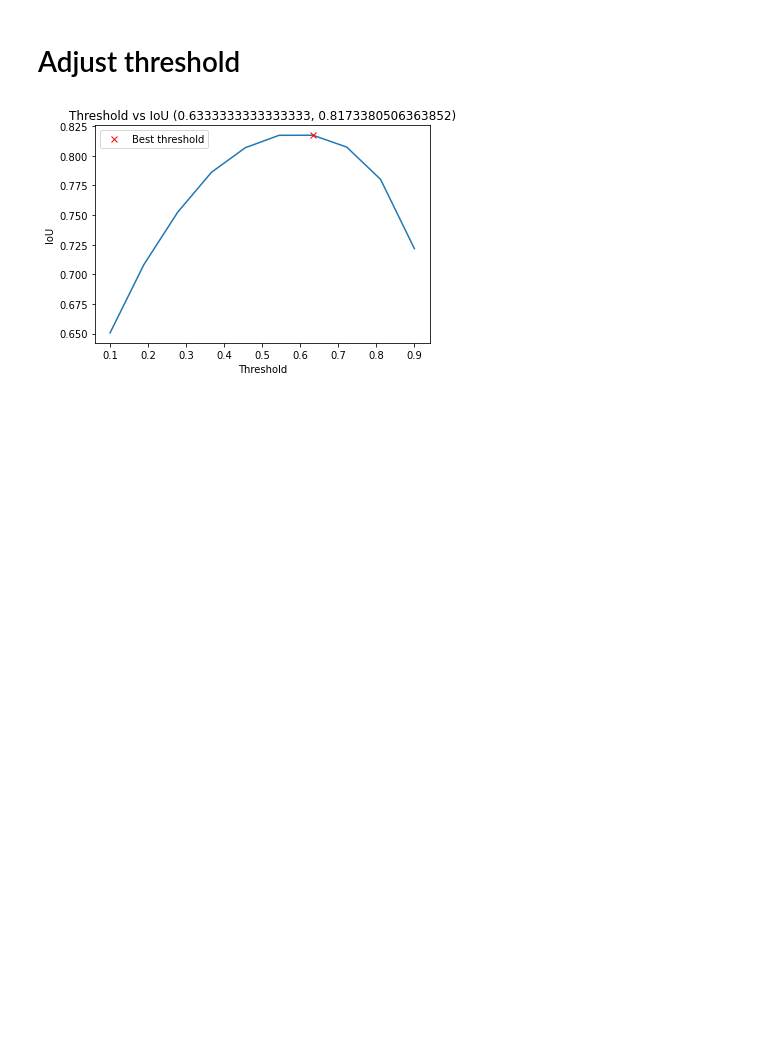
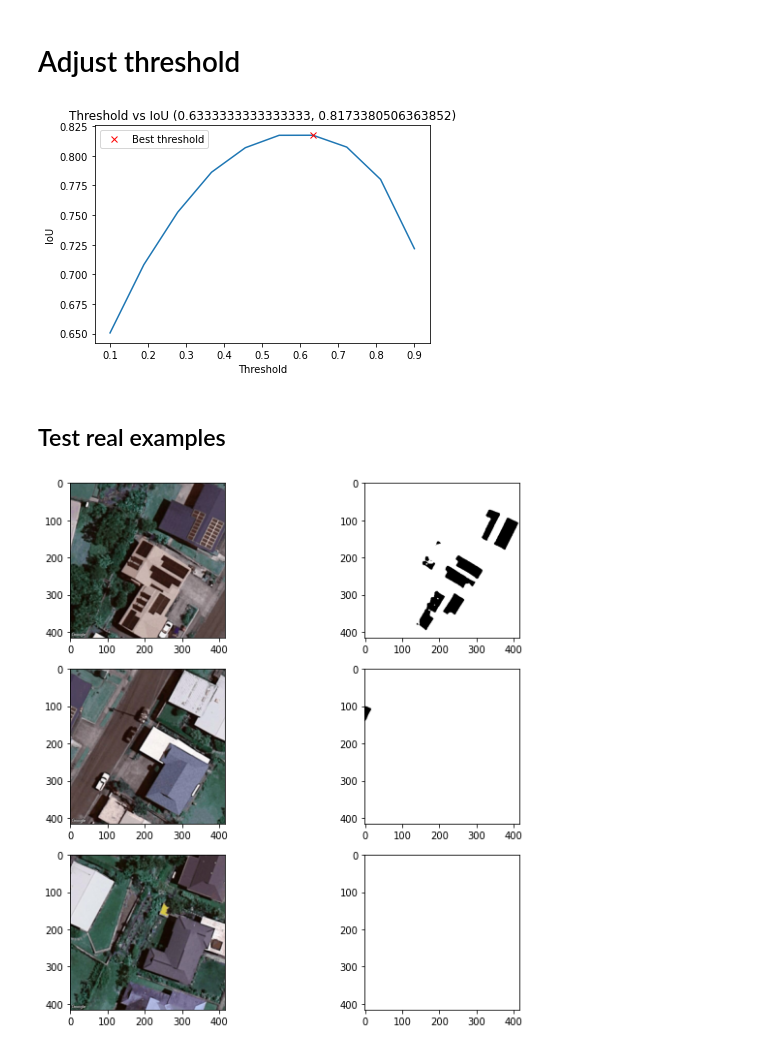
Before and after one commit to poonamparhar/SolarNet, a Jupyter notebook: semantic_segmentation_training.ipynb, the cells around one changed output. Drawn from its saved outputs; the diff is of its cells as text; code cells hidden in the pictures; blank space fills up the shorter version.

```diff
--- a/semantic_segmentation_training.ipynb
+++ b/semantic_segmentation_training.ipynb
@@ -619,3 +617,40 @@ ious = np.array([iou_metric_batch(y_val, np.int32(preds > threshold)) for thresh
 best_threshold, best_iou = draw_get_best_threshold(ious, thresholds)
 # %% [output]
 [figure]
+# %% [markdown]
+## Test real examples
+# %%
+from tensorflow import keras
+from keras.models import load_model
+import segmentation_models as sm
+from segmentation_models.metrics import IOUScore
+import matplotlib.pyplot as plt
+
+saved_model = load_model(models_folder+'unet_solar_segmentation_model.h5',
+                   custom_objects={'iou_score': IOUScore(threshold=0.5), 'f1-score': sm.metrics.FScore(threshold=0.5)})
+# %%
+IMG_SIZE = 416
+i = 0
+
+test_filenames = glob.glob(root_folder+'./test_examples/*')
+batch_size = len(test_filenames)
+X = np.empty((batch_size, IMG_SIZE, IMG_SIZE, 3), dtype=np.float32)
+
+for image in test_filenames:
+  test_image = cv2.imread(image, cv2.IMREAD_COLOR)/255
+  resized = cv2.resize(test_image, (IMG_SIZE, IMG_SIZE))
+  X_sample = resized.reshape(IMG_SIZE, IMG_SIZE, 3)
+
+  X[i, ...] = X_sample
+  i = i+1
+
+predicted = (saved_model.predict(X))
+for i in range(0, len(predicted)):
+    predicted[i] = tf.where(predicted[i] < 0.5, 0, 1)
+# %%
+fig, axs = plt.subplots(3, 2, figsize=(10,10))
+for i in range(0, len(X)):
+  axs[i][0].imshow(X[i])
+  axs[i][1].imshow(predicted[i].reshape(IMG_SIZE, IMG_SIZE), cmap="Greys")
+# %% [output]
+[figure, added]
```
Also changed, not shown: parts of 3 cells of this notebook.
